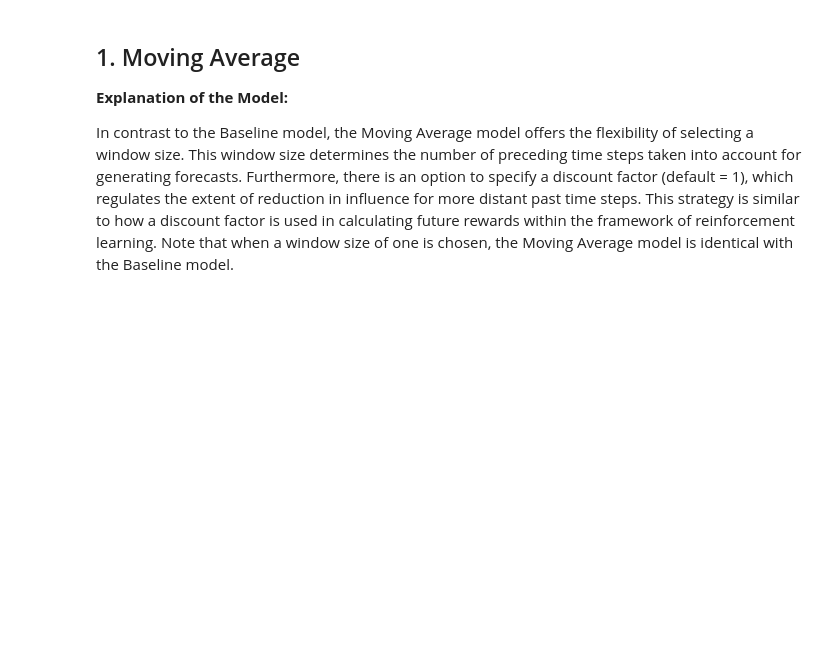
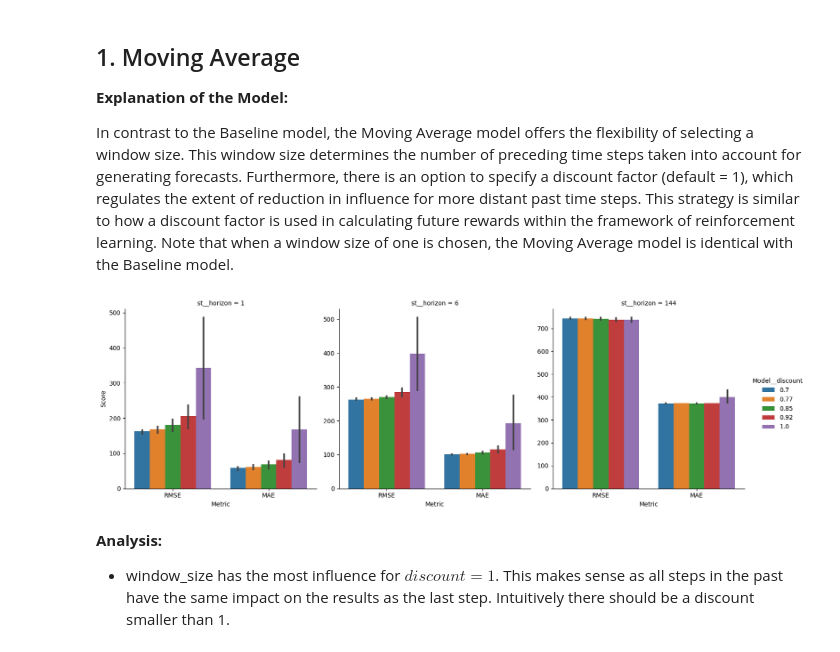
Before and after one commit to H-Kugler/forecasting-wind-power, a Jupyter notebook: notebooks/evaluation.ipynb, the cells around one changed output. Drawn from its saved outputs; the diff is of its cells as text; code cells hidden in the pictures; blank space fills up the shorter version.

```diff
--- a/notebooks/evaluation.ipynb
+++ b/notebooks/evaluation.ipynb
@@ -87,7 +94,7 @@ turbine_brit.shape, turbine_braz.shape
 # %% [markdown]
 For understandibility.... models do transformation to a supervised learning problem inherently...
 # %%
-benchmarks = pd.read_csv("../results_wind.csv")
+benchmarks = pd.read_csv("../results/benchmarks.csv")
 test_start = benchmarks["test_start"][0]
 test_end = benchmarks["test_end"][0]
 
@@ -103,7 +110,7 @@ Before, we begin blablabla ... there are shared parameters across models like wi
 # %%
 # set up parameters that are the same for all models
 param_grid = {
-    "st__window_size": [1, 5, 10],
+    "st__window_size": [1, 5, 50],
     "st__horizon": [1, 6, 144],
 }
 # %% [markdown]
@@ -112,3 +119,36 @@ param_grid = {
 **Explanation of the Model:**
 
 In contrast to the Baseline model, the Moving Average model offers the flexibility of selecting a window size. This window size determines the number of preceding time steps taken into account for generating forecasts. Furthermore, there is an option to specify a discount factor (default = 1), which regulates the extent of reduction in influence for more distant past time steps. This strategy is similar to how a discount factor is used in calculating future rewards within the framework of reinforcement learning. Note that when a window size of one is chosen, the Moving Average model is identical with the Baseline model.
+# %%
+### WARNING - takes a long time to run ###
+### ~ 10 min on my machine but I have a slow CPU (intel i5, 1.6 GHz) ###
+### results dataframe is stored in csv file (also in repo) ###
+do_gridsearch = False  # set to True if you want to run the gridsearch
+
+ma_pipe = Pipeline(
+    [
+        ("st", SupervisedTransformer()),
+        ("Model", MovingAverage()),
+    ]
+)
+param_grid["Model__discount"] = np.round(np.linspace(0.7, 1.0, 5), 2)
+grid_search_ma = GridSearch(ma_pipe, param_grid)
+
+if do_gridsearch:
+    grid_search_ma.fit(X_train, y_train, X_test, y_test, verbose=True)
+    grid_search_ma.results.to_csv("../results/results_gs_ma.csv")
+else:
+    grid_search_ma.update(pd.read_csv("../results/results_gs_ma.csv").set_index(list(param_grid.keys())))
+# %%
+vis.plot_gridsearch(
+    results_df=grid_search_ma.results,
+    hue="Model__discount",
+    col="st__horizon",
+    row=None,
+    sharey=False,
+)
+# %% [output]
+[figure, added]
+# %% [markdown]
+**Analysis:**
+- window_size has the most influence for $discount = 1$. This makes sense as all steps in the past have the same impact on the results as the last step. Intuitively there should be a discount smaller than 1.
```
Also changed, not shown: parts of 26 cells of this notebook, 5 other files.
